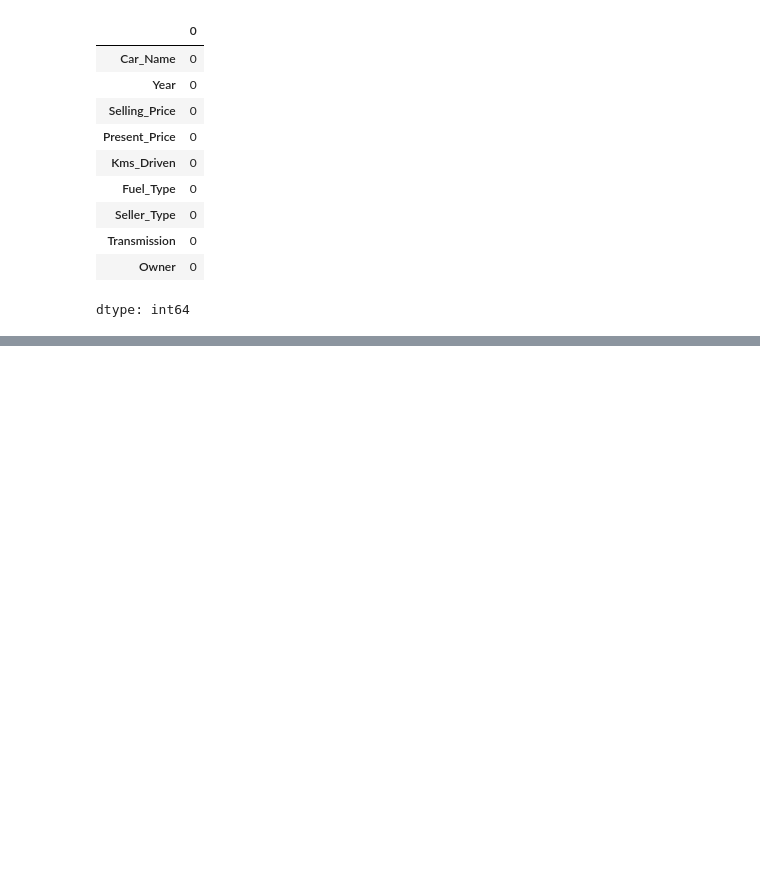
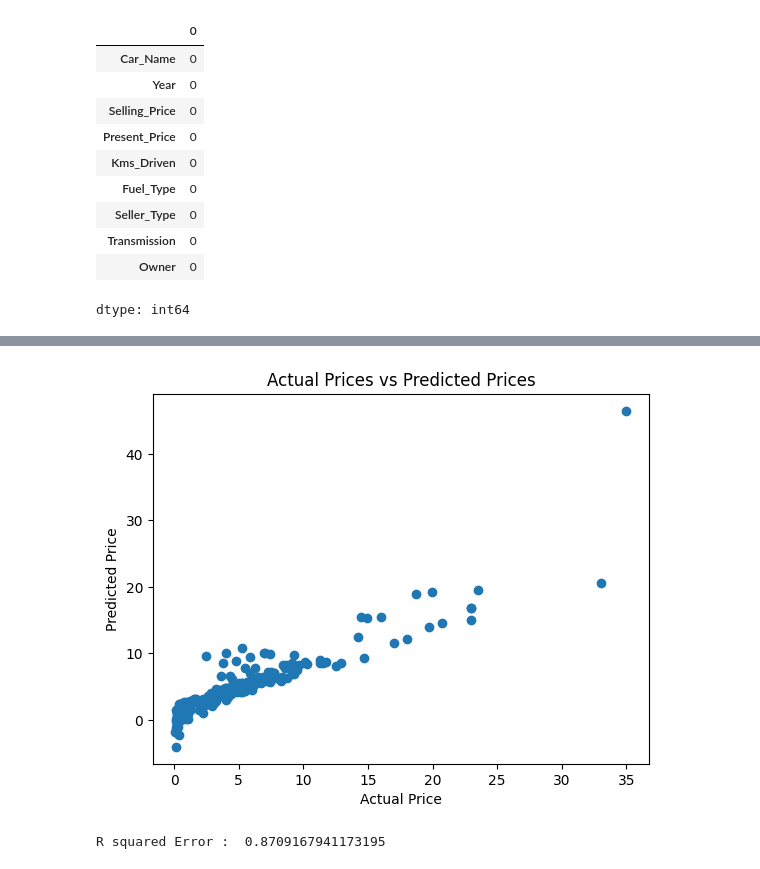
Before and after one commit to KwameCode27/car-price-prediction, a Jupyter notebook: Car_Price_Predictor.ipynb, the cells around one changed output, grey strips where cells are left out. Cells and saved outputs as stored; diff of their text form; code cells hidden in the pictures; blank space fills up the shorter version.

```diff
--- a/Car_Price_Predictor.ipynb
+++ b/Car_Price_Predictor.ipynb
@@ -62,0 +204,2 @@ dtype: int64
+# %%
+lass_train_prediction = lasso_reg_model.predict(X_train)
@@ -62,0 +212,7 @@ dtype: int64
+# %%
+plt.scatter(Y_train, lass_train_prediction)
+plt.xlabel("Actual Price")
+plt.ylabel("Predicted Price")
+plt.title("Actual Prices vs Predicted Prices")
+plt
+# %% [output]
@@ -62,0 +220 @@ dtype: int64
+[figure, added]
@@ -62,0 +224,5 @@ dtype: int64
+# %%
+error_score = metrics.r2_score(Y_test, lass_test_prediction)
+print("R squared Error : ", error_score)
+# %% [output]
+R squared Error :  0.8709167941173195
```
Also changed, not shown: parts of 25 cells of this notebook.
